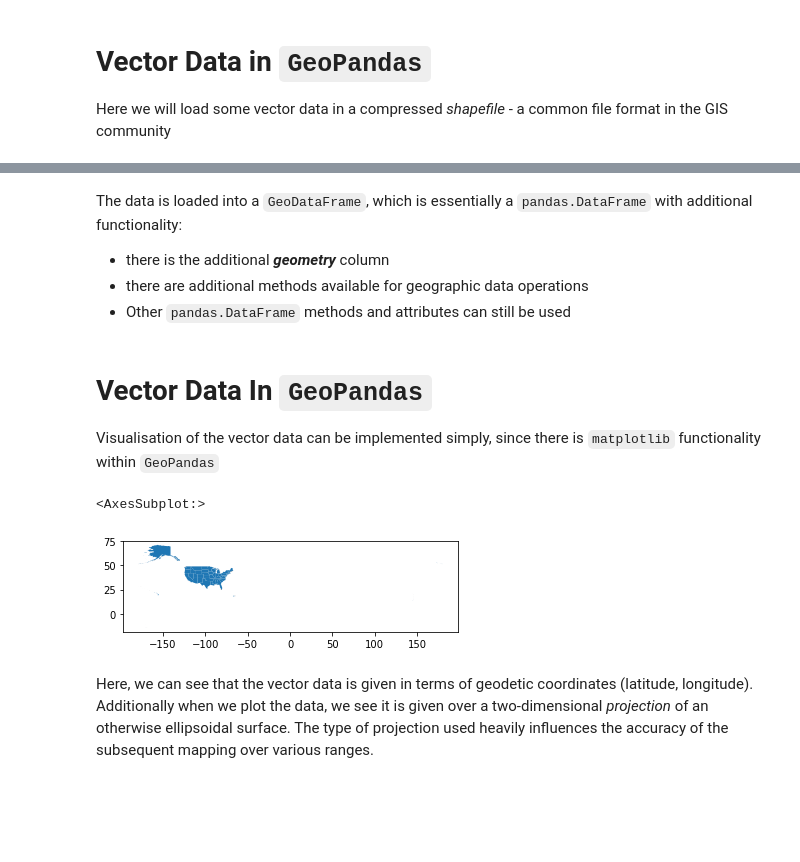
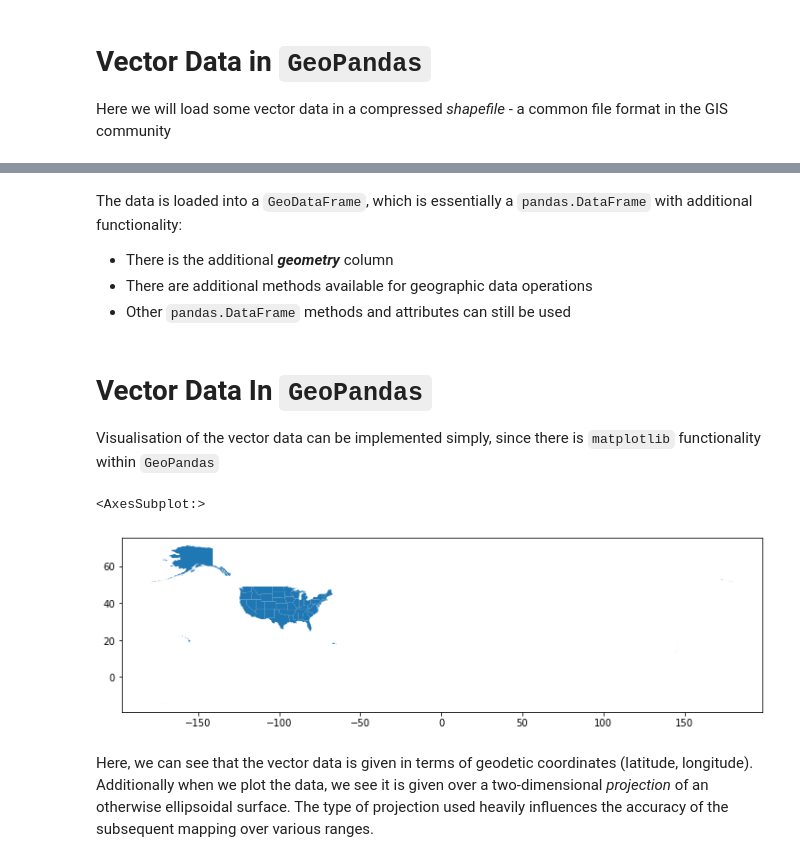
Before and after one commit to liamtope/py-geospatial-2020, a Jupyter notebook: ngcm-presentation/py-geospatial-slides.ipynb, the cells around one changed output, grey strips where cells are left out. Saved outputs shown, nothing was run; the diff lists cells and outputs as text; code cells hidden in the pictures; blank space fills up the shorter version.

````diff
--- a/ngcm-presentation/py-geospatial-slides.ipynb
+++ b/ngcm-presentation/py-geospatial-slides.ipynb
@@ -97,8 +96,8 @@ gdf.head()
  The data is loaded into a ```GeoDataFrame```, which is essentially a ```pandas.DataFrame``` with additional
  functionality:
 
-* there is the additional __*geometry*__ column
-* there are additional methods available for geographic data operations
+* There is the additional __*geometry*__ column
+* There are additional methods available for geographic data operations
 * Other ```pandas.DataFrame``` methods and attributes can still be used
 # %% [markdown]
 # Vector Data In ```GeoPandas```
@@ -107,10 +106,10 @@
 within ```GeoPandas```
 # %%
 # Plot GeoDataFrame
-gdf.plot()
+gdf.plot(figsize=(12,6))
 # %% [output]
 <AxesSubplot:>
-[figure, old version]
+[figure, new version]
 # %% [markdown]
 Here, we can see that the vector data is given in terms of geodetic coordinates (latitude, longitude).
 Additionally when we plot the data, we see it is given over a two-dimensional *projection* of an otherwise
````
Also changed, not shown: parts of 29 cells of this notebook.
